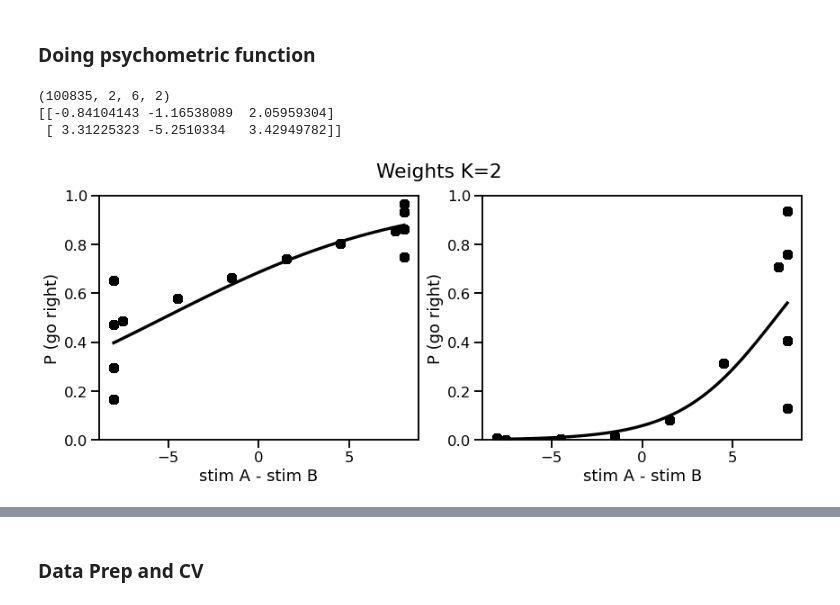
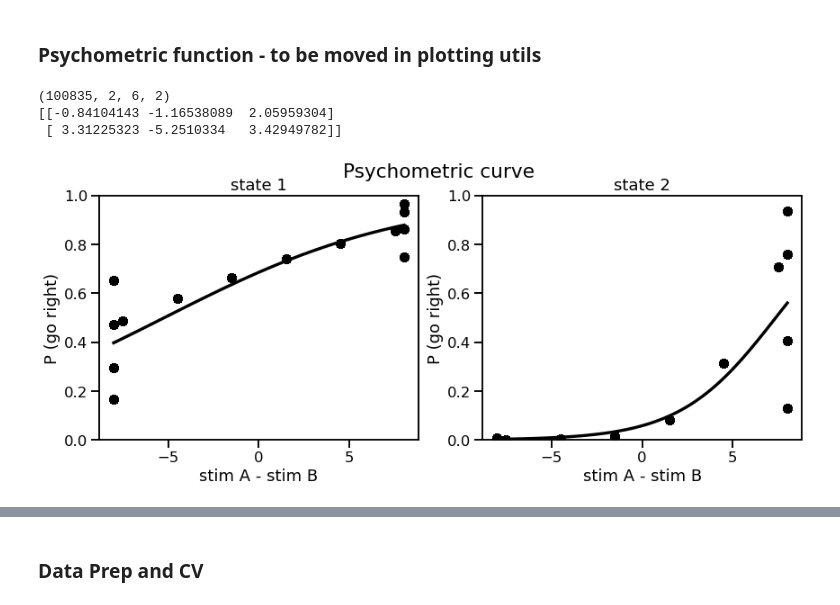
Before and after one commit to lenca56/Pillow_dGLM-HMM, a Jupyter notebook: code/M1_PWM_Analysis.ipynb, the cells around one changed output, grey strips where cells are left out. Saved outputs shown, nothing was run; the diff lists cells and outputs as text; code cells hidden in the pictures.

```diff
--- a/code/M1_PWM_Analysis.ipynb
+++ b/code/M1_PWM_Analysis.ipynb
@@ -22,8 +22,8 @@ animal_ids = ['W073']
 # %%
 pni_path = '/Users/lencacuturela/Desktop/github/LC_PWM_GLM-HMM/data'
 laptop_path = '/Users/lencacuturela/Desktop/Research/github/LC_PWM_GLM-HMM/data'
-# %% [markdown]
-### Doing psychometric function
+# %% [markdown]
+### Psychometric function - to be moved in plotting utils
 # %%
 def psychometric(Wt, xt):
     '''
@@ -83,34 +83,35 @@ def plot_psychometric_per_state(Wt, x, deltaStim, axes):
 
     for k in range(0,K):
         psych = np.array([softplus_deriv(-Wt[k,:]@x[t]) for t in range(0,x.shape[0])])
         if (K==1):
-            axes.scatter(deltaStim, psych, color='black')
+            # axes.scatter(deltaStim, psych, color='black')
             sns.regplot(x=deltaStim, y=psych, logistic=True, ci=None, color="black", ax=axes)
             # axes[k].set_xlim(-1,1)
             axes.set_ylim(0,1)
             axes.set_ylabel("P (go right)")
             axes.set_xlabel('stim A - stim B')
         else:
-            axes[k].scatter(deltaStim, psych, color='black')
+            # axes[k].scatter(deltaStim, psych, color='black')
             sns.regplot(x=deltaStim, y=psych, logistic=True, ci=None, color="black", ax=axes[k])
             # axes[k].set_xlim(-1,1)
             axes[k].set_ylim(0,1)
+            axes[k].set_title(f'state {k+1}')
             axes[k].set_ylabel("P (go right)")
             axes[k].set_xlabel('stim A - stim B')
 fig, axes = plt.subplots(1, K, figsize=(K*6+2,5))
 allW = np.load(f'../data_PWM/W_PWM_{rat_id}_sf={stage_filter}_{K}_state_fold-{fold}_multiple_sigmas_penaltyW={penaltyW}.npy')
 print(allW[5].shape)
 bias = 3
 weightA = -5
 weightB = 3
 idealW = np.array([bias,weightA,weightB]).reshape((1,3))
 # fig.suptitle(f'Hypothetical Weights: bias={bias}, stimA={weightA}, stimB={weightB}')
 # plot_psychometric_per_state(idealW, x[:,0:3], deltaStim, axes)
 print(allW[5,60000,:,0:3,1])
-fig.suptitle(f'Weights K={K}')
+fig.suptitle(f'Psychometric curve')
 plot_psychometric_per_state(allW[5,60000,:,0:3,1], x[:,0:3], deltaStim, axes)
 # %% [output]
 (100835, 2, 6, 2)
 [[-0.84104143 -1.16538089  2.05959304]
  [ 3.31225323 -5.2510334   3.42949782]]
-[figure, old version]
+[figure, new version]
```
Also changed, not shown: parts of 5 cells of this notebook, 4 other files.
